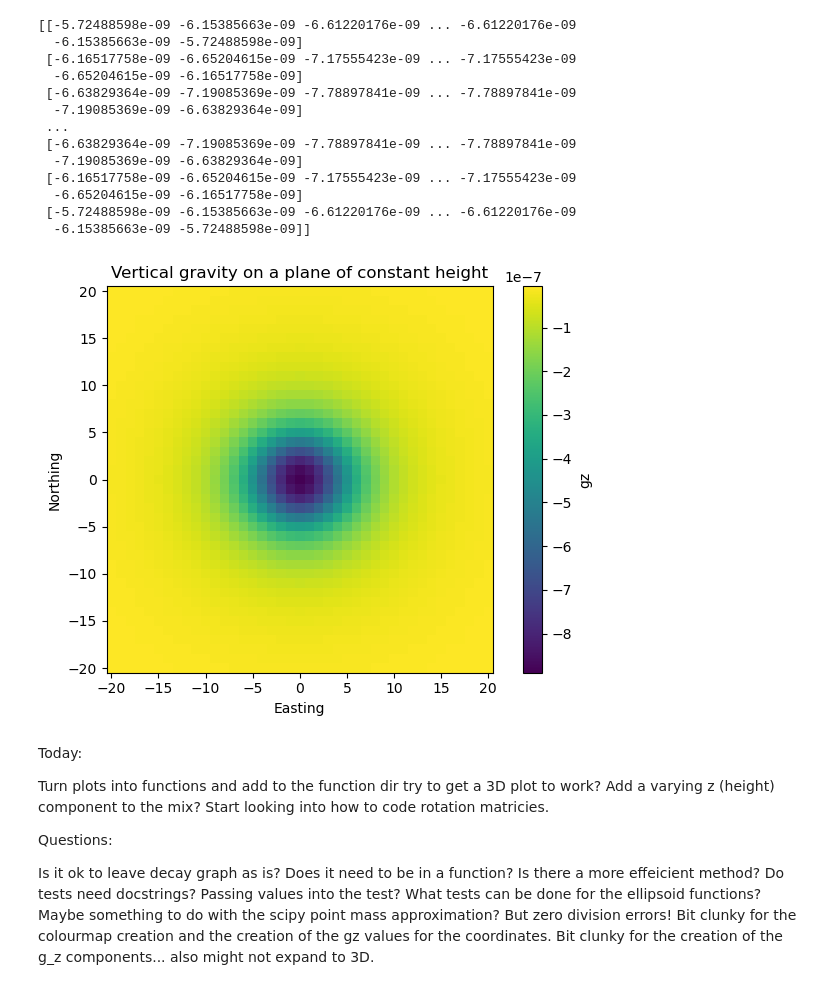
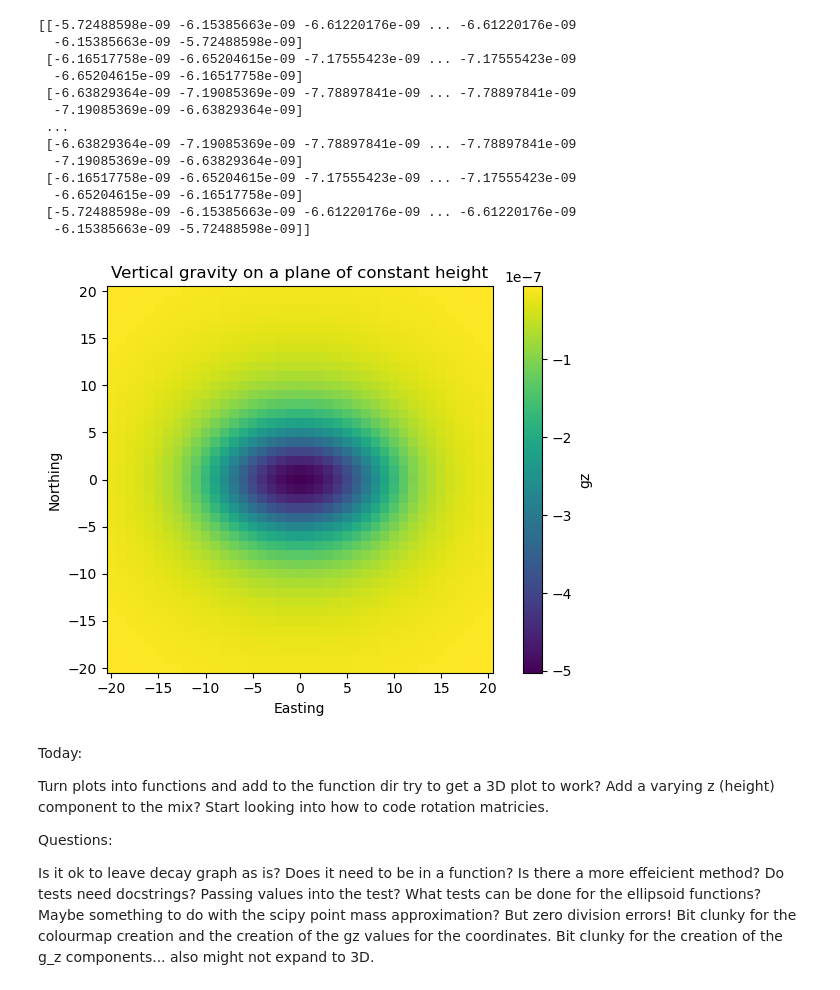
Before and after one commit to ubcgif/2025-baker-ellipsoids, a Jupyter notebook: local_ellipsoids_gz.ipynb, the cells around one changed output. Drawn from its saved outputs; the diff is of its cells as text; code cells hidden in the pictures.

```diff
--- a/local_ellipsoids_gz.ipynb
+++ b/local_ellipsoids_gz.ipynb
@@ -467,36 +476,36 @@ def plot_colourmap_gz(func, spacing, region, z_height, a, b, c, density):
                             tuple = (spacing_north, spacing_east)
 
     region (list): [W, E, S, N] for the boundaries in each direction.
     height (float): the z-plane to produce the 2D slice.
                     NOTE: if plane disects the ellipsoid, the internal values will
                     be retruned as NaNs.
     a, b, c (floats): semiaxes lengths of the ellipsoid.
                     NOTE: these must comply with chosen ellipsoid type.
     density (float): uniform density of the ellipsoid.
 
 
     Returns
     -------
     None. Plots colourmap of easting, northing at chosen z surface height.
 
     """
 
     e, n, g = calc_gz_array(func, spacing, region, z_height, a, b, c, density)
     plt.pcolormesh(e, n, g)
     plt.gca().set_aspect("equal")
     plt.colorbar(label="gz")
     plt.title("Vertical gravity on a plane of constant height")
     plt.xlabel("Easting")
     plt.tight_layout()
     plt.ylabel("Northing")
     plt.show()
 
     return
 
-plot_colourmap_gz(func = calculate_delta_gs_prolate, spacing = 1,
-                  region = (-20, 20, -20, 20), z_height = 8, a = 6, b = 4, c = 4, density = 1000)
+plot_colourmap_gz(func = calculate_delta_gs_triaxial, spacing = 1,
+                  region = (-20, 20, -20, 20), z_height = 0, a = 10, b = 4, c = 2, density = 1000)
 # %% [output]
-[figure, old version]
+[figure, new version]
 # %% [markdown]
 Today:
 
```
Also changed, not shown: parts of 4 cells of this notebook, 4 other files.
